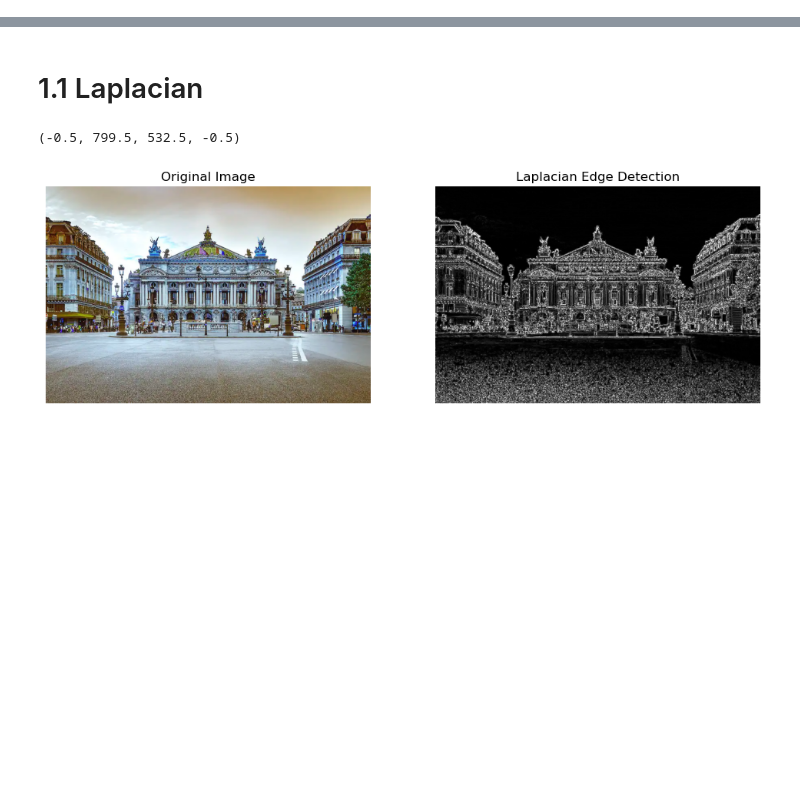
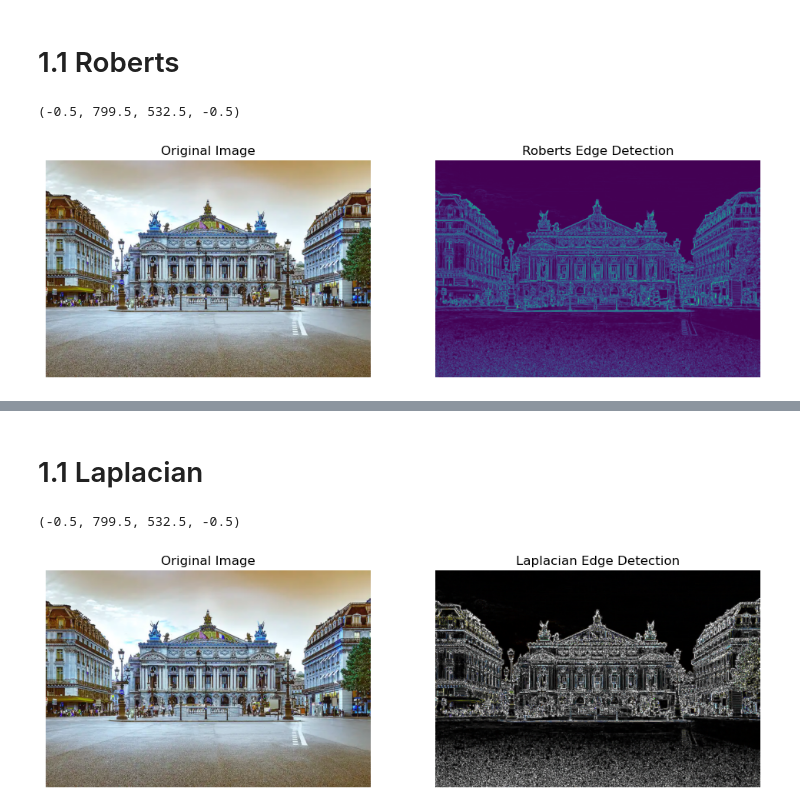
Before and after one commit to saharhaghighat/Image-Processing, a Jupyter notebook: Q1-Edge filter.ipynb, the cells around one changed output, grey strips where cells are left out. Saved outputs shown, nothing was run; the diff lists cells and outputs as text; code cells hidden in the pictures; blank space fills up the shorter version.

Commit message:
add roberts & Prewitt & Sobel Edge Detection

```diff
--- a/Q1-Edge filter.ipynb
+++ b/Q1-Edge filter.ipynb
@@ -7,0 +11,29 @@ img = cv.imread('1-1.webp')
+# %% [markdown]
+# 1.1 Roberts
+# %%
+img2 = cv.imread("1-1.webp",0).astype('float64')
+img2/=255.0
+
+roberts_cross_v = np.array( [[1, 0 ],
+                             [0,-1 ]] )
+
+roberts_cross_h = np.array( [[ 0, 1 ],
+                             [ -1, 0 ]] )
+
+vertical = ndimage.convolve(img2,roberts_cross_v )
+horizontal = ndimage.convolve( img2, roberts_cross_h )
+
+edged_img = np.sqrt( np.square(horizontal) + np.square(vertical))
+edged_img*=255
+plt.figure(figsize=(12, 6))
+plt.subplot(1, 2, 1)
+plt.title('Original Image')
+plt.imshow(img)
+plt.axis('off')
+plt.subplot(1, 2, 2)
+plt.title('Roberts Edge Detection')
+plt.imshow(edged_img)
+plt.axis('off')
+# %% [output]
+(-0.5, 799.5, 532.5, -0.5)
+[figure, added]
```
Also changed, not shown: parts of 9 cells of this notebook.
